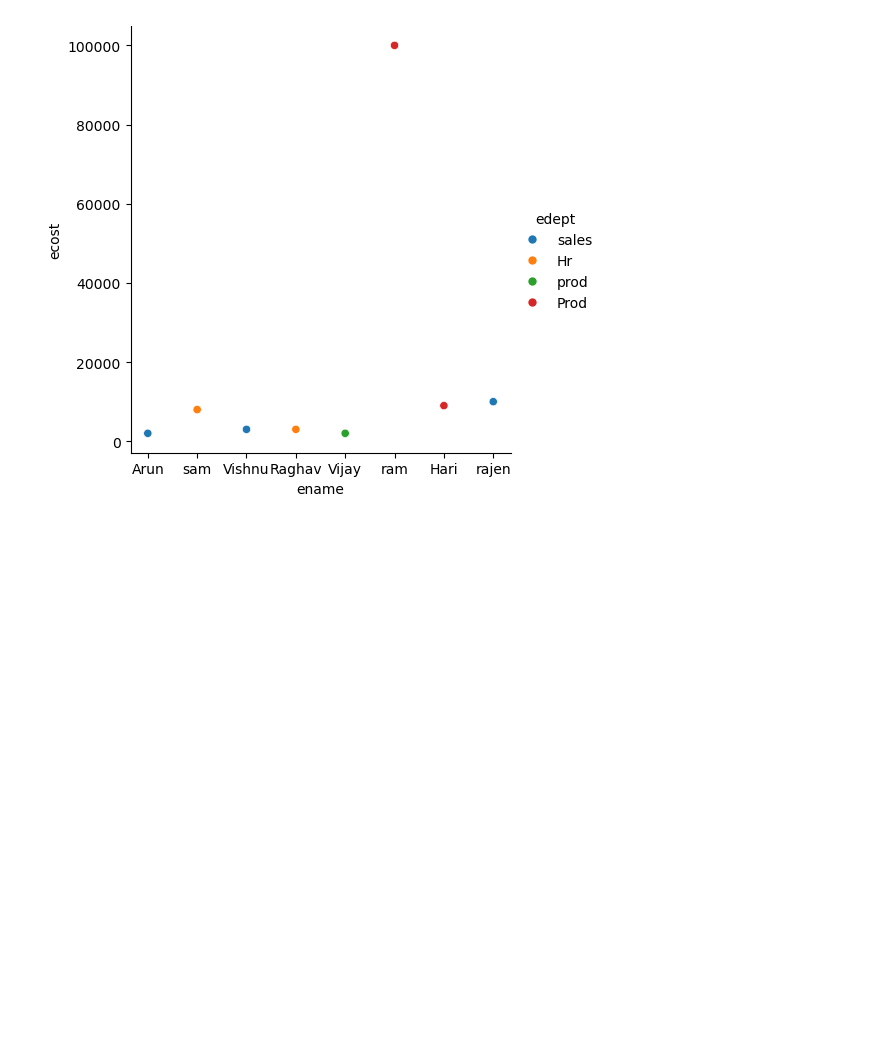
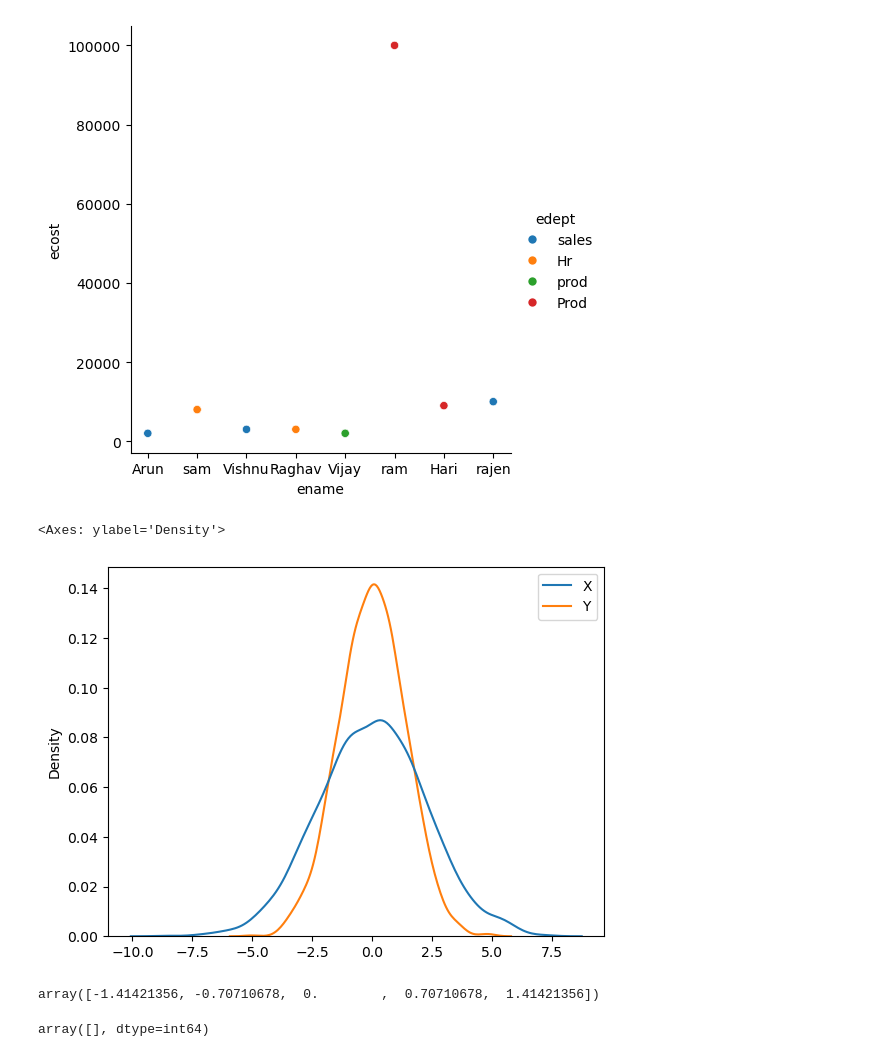
Before and after one commit to krishtheeba/PythonWithAI, a Jupyter notebook: Day4_Jupyter.ipynb, the cells around one changed output. Drawn from its saved outputs; the diff is of its cells as text; code cells hidden in the pictures; blank space fills up the shorter version.

```diff
--- a/Day4_Jupyter.ipynb
+++ b/Day4_Jupyter.ipynb
@@ -285,3 +285,11 @@ sns.relplot(x=df_csv['ename'], y=df_csv['ecost'],data= df_csv, hue ='edept' )
 cluster-id
 
 dataset['cluster_id']...
+# %%
+import numpy as np
+data= np.random.multivariate_normal([0,0],[[5,2],[2,2,]],size=2000)
+df=pd.DataFrame(data,columns=['X','Y'])
+sns.kdeplot(df)
+# %% [output]
+<Axes: ylabel='Density'>
+[figure, added]
@@ -287,0 +302,12 @@ dataset['cluster_id']...
+# %%
+d=np.array([50,60,70,80,90])
+mean=np.mean(d)
+std_dev= np.std(d)
+zscore= (d-mean)/ std_dev
+zscore
+# %% [output]
+array([-1.41421356, -0.70710678,  0.        ,  0.70710678,  1.41421356])
+# %%
+d[np.abs(zscore) > 2]
+# %% [output]
+array([], dtype=int64)
```
Also changed, not shown: parts of 8 cells of this notebook.
